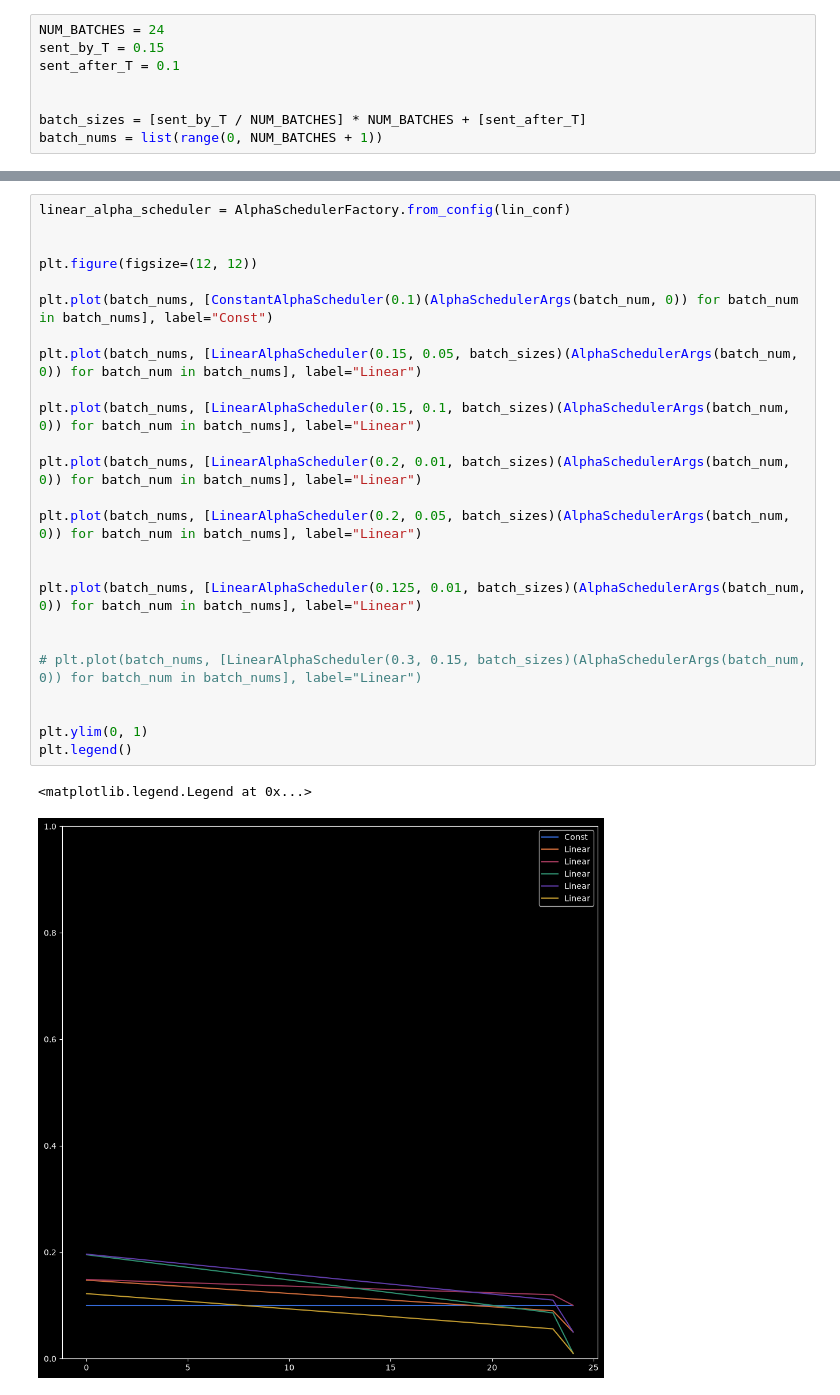
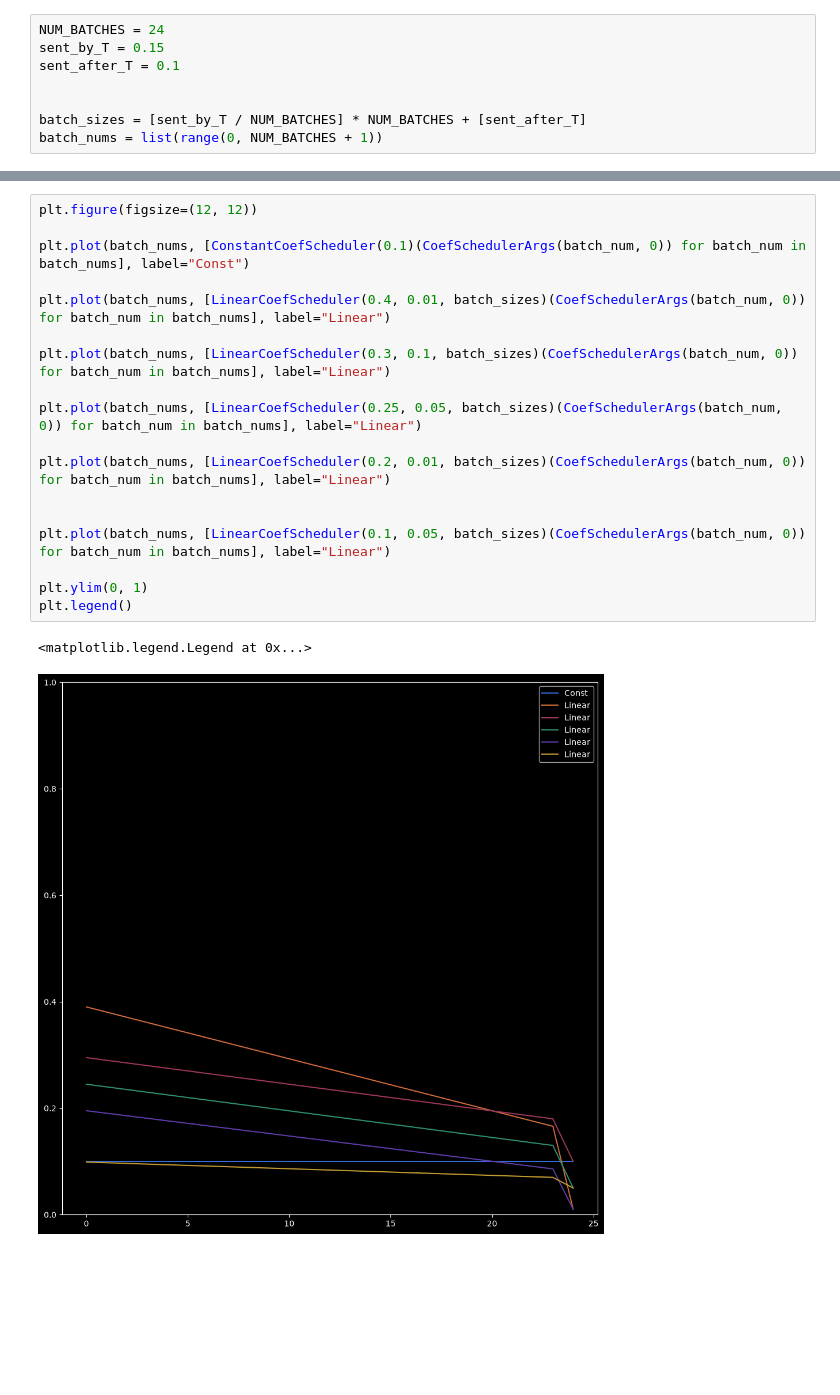
Before and after one commit to T-im4i-k/Active-Learning-for-Email-Interaction-Dynamics, a Jupyter notebook: src/email_outreach/notes/alpha_scheduling.ipynb, the cells around one changed output, grey strips where cells are left out. Saved outputs shown, nothing was run; the diff lists cells and outputs as text; blank space fills up the shorter version.

```diff
--- a/src/email_outreach/notes/alpha_scheduling.ipynb
+++ b/src/email_outreach/notes/alpha_scheduling.ipynb
@@ -60,28 +50,21 @@ lin_conf = {
 # %%
-linear_alpha_scheduler = AlphaSchedulerFactory.from_config(lin_conf)
+plt.figure(figsize=(12, 12))
+
+plt.plot(batch_nums, [ConstantCoefScheduler(0.1)(CoefSchedulerArgs(batch_num, 0)) for batch_num in batch_nums], label="Const")
+
+plt.plot(batch_nums, [LinearCoefScheduler(0.4, 0.01, batch_sizes)(CoefSchedulerArgs(batch_num, 0)) for batch_num in batch_nums], label="Linear")
+
+plt.plot(batch_nums, [LinearCoefScheduler(0.3, 0.1, batch_sizes)(CoefSchedulerArgs(batch_num, 0)) for batch_num in batch_nums], label="Linear")
+
+plt.plot(batch_nums, [LinearCoefScheduler(0.25, 0.05, batch_sizes)(CoefSchedulerArgs(batch_num, 0)) for batch_num in batch_nums], label="Linear")
+
+plt.plot(batch_nums, [LinearCoefScheduler(0.2, 0.01, batch_sizes)(CoefSchedulerArgs(batch_num, 0)) for batch_num in batch_nums], label="Linear")
 
 
-plt.figure(figsize=(12, 12))
-
-plt.plot(batch_nums, [ConstantAlphaScheduler(0.1)(AlphaSchedulerArgs(batch_num, 0)) for batch_num in batch_nums], label="Const")
-
-plt.plot(batch_nums, [LinearAlphaScheduler(0.15, 0.05, batch_sizes)(AlphaSchedulerArgs(batch_num, 0)) for batch_num in batch_nums], label="Linear")
-
-plt.plot(batch_nums, [LinearAlphaScheduler(0.15, 0.1, batch_sizes)(AlphaSchedulerArgs(batch_num, 0)) for batch_num in batch_nums], label="Linear")
-
-plt.plot(batch_nums, [LinearAlphaScheduler(0.2, 0.01, batch_sizes)(AlphaSchedulerArgs(batch_num, 0)) for batch_num in batch_nums], label="Linear")
-
-plt.plot(batch_nums, [LinearAlphaScheduler(0.2, 0.05, batch_sizes)(AlphaSchedulerArgs(batch_num, 0)) for batch_num in batch_nums], label="Linear")
-
-
-plt.plot(batch_nums, [LinearAlphaScheduler(0.125, 0.01, batch_sizes)(AlphaSchedulerArgs(batch_num, 0)) for batch_num in batch_nums], label="Linear")
-
-
-# plt.plot(batch_nums, [LinearAlphaScheduler(0.3, 0.15, batch_sizes)(AlphaSchedulerArgs(batch_num, 0)) for batch_num in batch_nums], label="Linear")
-
+plt.plot(batch_nums, [LinearCoefScheduler(0.1, 0.05, batch_sizes)(CoefSchedulerArgs(batch_num, 0)) for batch_num in batch_nums], label="Linear")
 
 plt.ylim(0, 1)
 plt.legend()
 # %% [output]
 <matplotlib.legend.Legend at 0x...>
-[figure, old version]
+[figure, new version]
```
Also changed, not shown: parts of 26 cells of this notebook, 8 other files.
